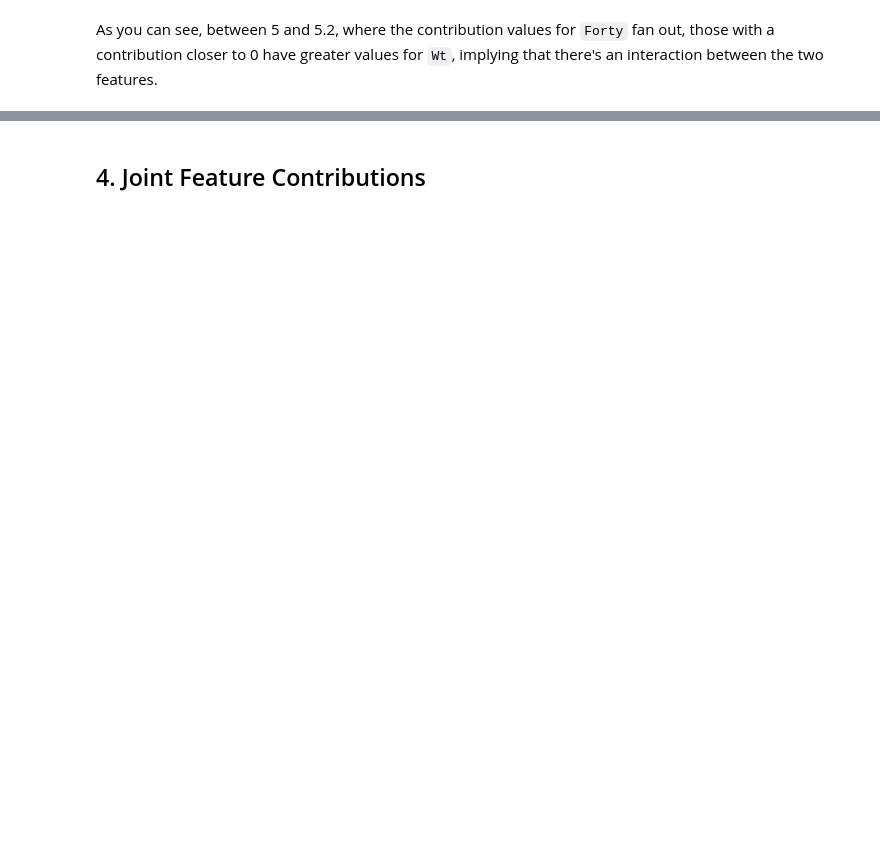
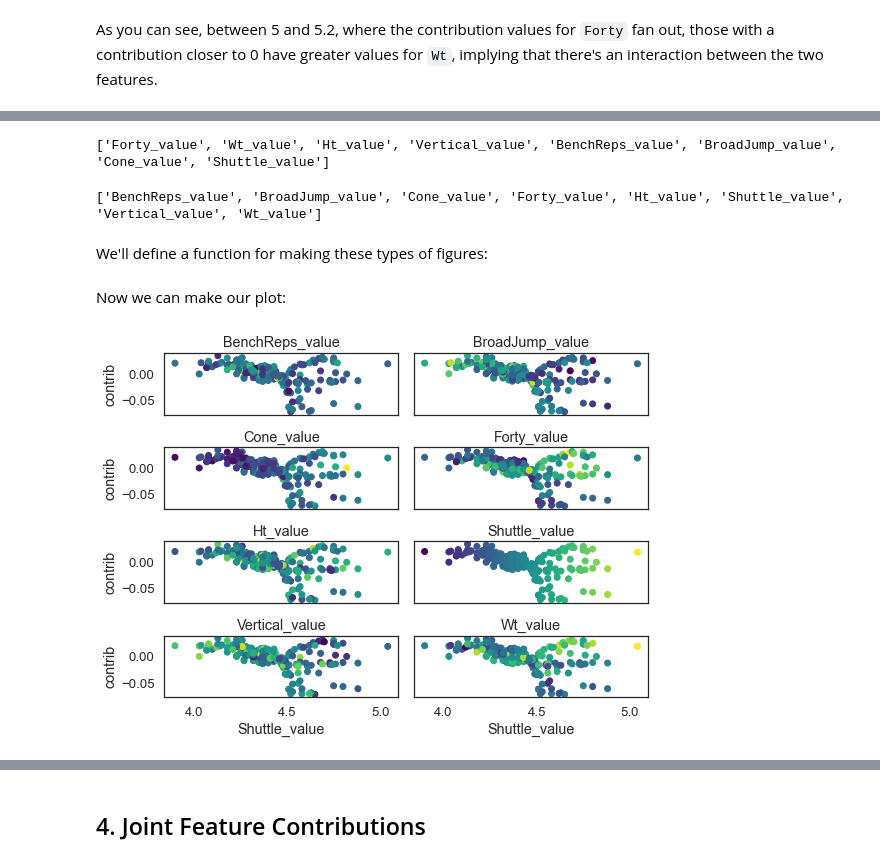
Before and after one commit to serenalotreck/tutorials, a Jupyter notebook: Interpretable_ML/InterpretabilityTutorial_AdaptedVersion.ipynb, the cells around one changed output, grey strips where cells are left out. Drawn from its saved outputs; the diff is of its cells as text; code cells hidden in the pictures; blank space fills up the shorter version.

Commit message:
Finish section 3 in tutorial, add heatmap to supplemental

```diff
--- a/Interpretable_ML/InterpretabilityTutorial_AdaptedVersion.ipynb
+++ b/Interpretable_ML/InterpretabilityTutorial_AdaptedVersion.ipynb
@@ -998,0 +1015,49 @@ As you can see, between 5 and 5.2, where the contribution values for `Forty` fan
+# %%
+vals = [item for item in cols if 'value' in item]
+print(vals)
+# %% [output]
+['Forty_value', 'Wt_value', 'Ht_value', 'Vertical_value', 'BenchReps_value', 'BroadJump_value', 'Cone_value', 'Shuttle_value']
+# %%
+vals.sort()
+print(vals)
+# %% [output]
+['BenchReps_value', 'BroadJump_value', 'Cone_value', 'Forty_value', 'Ht_value', 'Shuttle_value', 'Vertical_value', 'Wt_value']
+# %% [markdown]
+We'll define a function for making these types of figures:
+# %%
+def plot_feature_interactions(feature_of_interest_value,feature_of_interest_contrib,vert_num):
+    """
+    Plots value vs. contribution plot for the feature_of_interest, with the points color-coded by value
+    for all other features.
+
+    parameters:
+        feature_of_interest_value, str: string name of the feature of interest + '_value'
+        feature_of_interest_contrib, str: string name of the feature of interest + '_contrib'
+        vert_num, int: the number of features divided by two; the num features + 1 divided by two if there are
+        an odd number of features.
+    """
+    fig, axs = plt.subplots(vert_num,2)
+
+    axes_counter = [0,0]
+    for i, val in enumerate(vals):
+        axs[axes_counter[0], axes_counter[1]].scatter(x=feature_of_interest_value,
+                                                      y=feature_of_interest_contrib, c=val, cmap=cmap,
+                data=train_feat_contrib_df)
+        axs[axes_counter[0], axes_counter[1]].set_title(val)
+
+        # update the axes counter
+        if i % 2 != 0:
+            axes_counter[0] += 1
+
+        axes_counter[1] = (i+1) % 2
+
+    for ax in axs.flat:
+        y = ax.set_ylabel('contrib')
+        x = ax.set_xlabel(feature_of_interest_value)
+        y.set_rotation(90)
+
+    # Hide x labels and tick labels for top plots and y ticks for right plots.
+    for ax in axs.flat:
+        ax.label_outer()
+
+    plt.tight_layout()
@@ -998,0 +1066,6 @@ As you can see, between 5 and 5.2, where the contribution values for `Forty` fan
+# %% [markdown]
+Now we can make our plot:
+# %%
+plot_feature_interactions('Shuttle_value','Shuttle_contrib',4)
+# %% [output]
+[figure, added]
```
Also changed, not shown: parts of 20 cells of this notebook, 2 other files.
